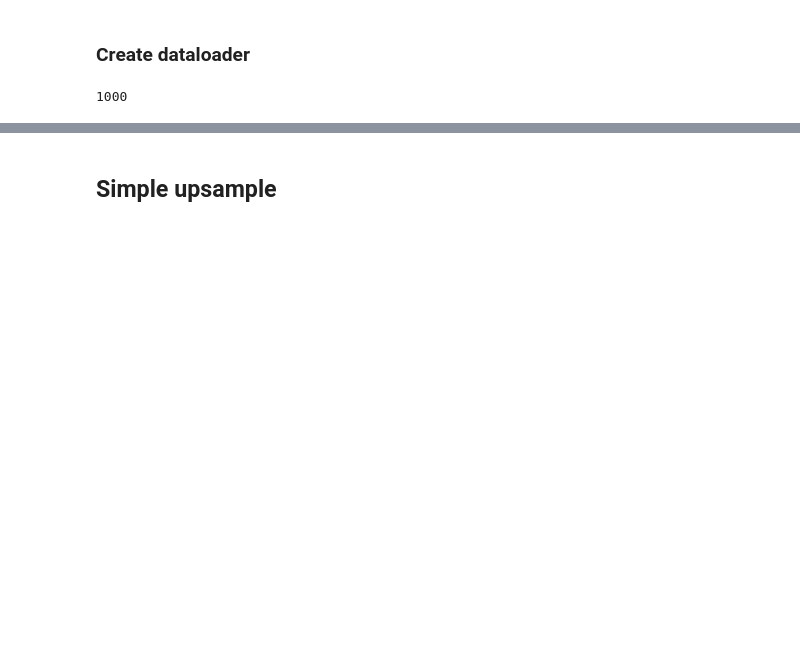
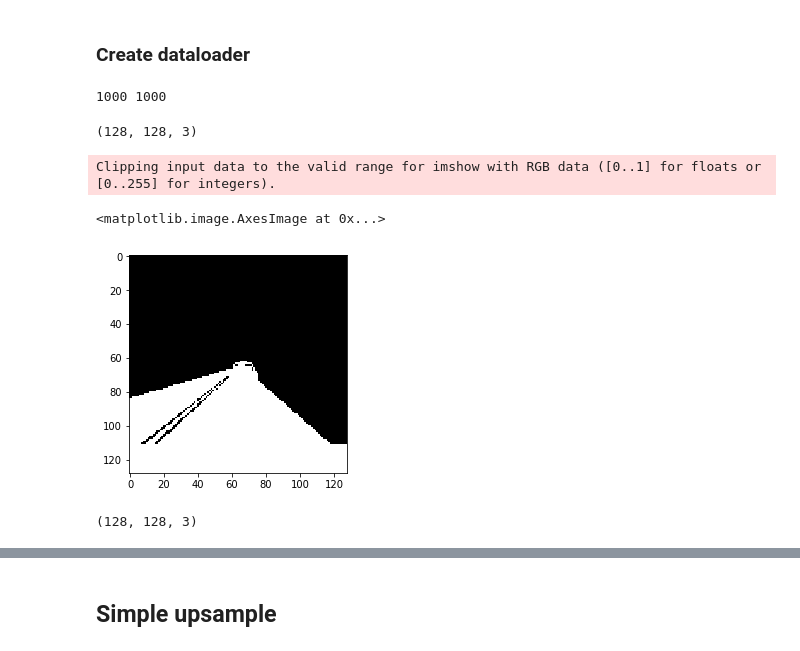
Before and after one commit to bearpelican/lyft-perception-challenge, a Jupyter notebook: workspace/Example/lyft-unet-train.ipynb, the cells around one changed output, grey strips where cells are left out. Drawn from its saved outputs; the diff is of its cells as text; code cells hidden in the pictures; blank space fills up the shorter version.

```diff
--- a/workspace/Example/carvana-unet-lrg.ipynb
+++ b/workspace/Example/lyft-unet-train.ipynb
@@ -30,9 +21,12 @@ def show_img(im, figsize=None, ax=None, alpha=None):
     ax.imshow(im, alpha=alpha)
     ax.set_axis_off()
     return ax
+# %%
+VEHICLES=10
+ROADS=7
 # %%
-TRAIN_DN = 'CameraRGB'
-MASKS_DN = 'CameraSeg'
+TRAIN_DN = 'CameraRGB-128'
+MASKS_DN = 'CameraSeg-128'
 sz = 128
 bs = 64
 nw = 16
@@ -59,5 +33,11 @@ with ThreadPoolExecutor(8) as e: e.map(resize_img, files)
 # %% [markdown]
 ### Create dataloader
+# %%
+def convert_y(y_img):
+    y_new = np.zeros(y_img.shape)
+    y_new[y_img[:,:,2]==VEHICLES] = 1
+    y_new[y_img[:,:,2]==ROADS] = 2
+    return y_new
 # %%
 def open_y_image(fn):
     """ Opens an image using OpenCV given the file path.
@@ -95,3 +84,22 @@ class MatchedFilesDataset(FilesDataset):
 # %%
 x_names = np.array(glob(str(PATH/TRAIN_DN/'*.png')))
 y_names = np.array(glob(str(PATH/MASKS_DN/'*.png')))
+print(len(x_names), len(y_names))
+# %% [output]
+1000 1000
+# %%
+y_new = convert_y(cv2.imread(y_names[0]))
+# %%
+y_new.shape
+# %% [output]
+(128, 128, 3)
+# %%
+plt.imshow(y_new[:,:])
+# %% [output]
+Clipping input data to the valid range for imshow with RGB data ([0..1] for floats or [0..255] for integers).
+<matplotlib.image.AxesImage at 0x...>
+[figure, added]
+# %%
+open_image(x_names[0]).shape
+# %% [output]
+(128, 128, 3)
@@ -104,4 +110,0 @@ ROADS=7
-# %%
-len(x_names)
-# %% [output]
-1000
```
Also changed, not shown: parts of 45 cells of this notebook, 8 other files.
